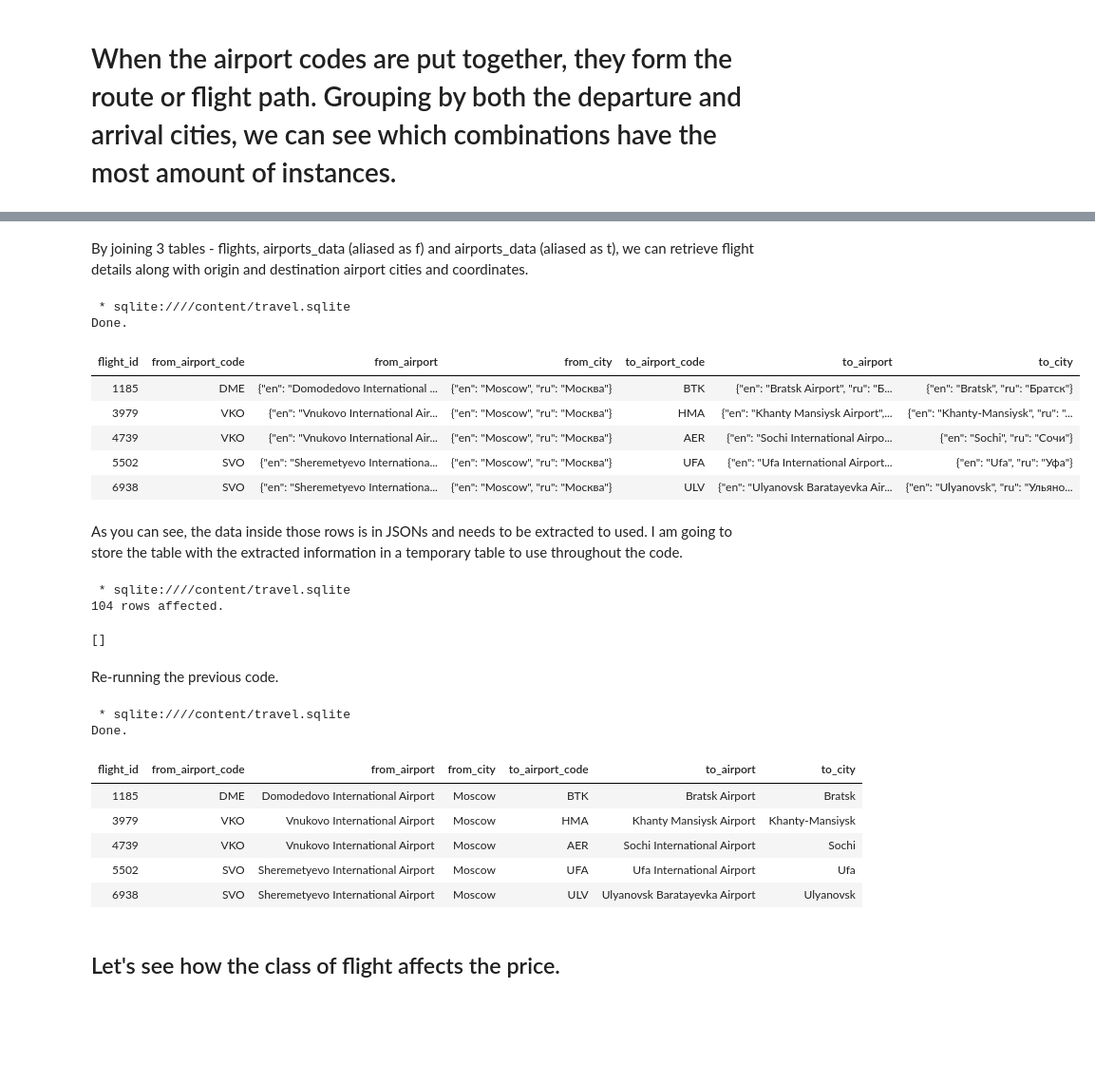
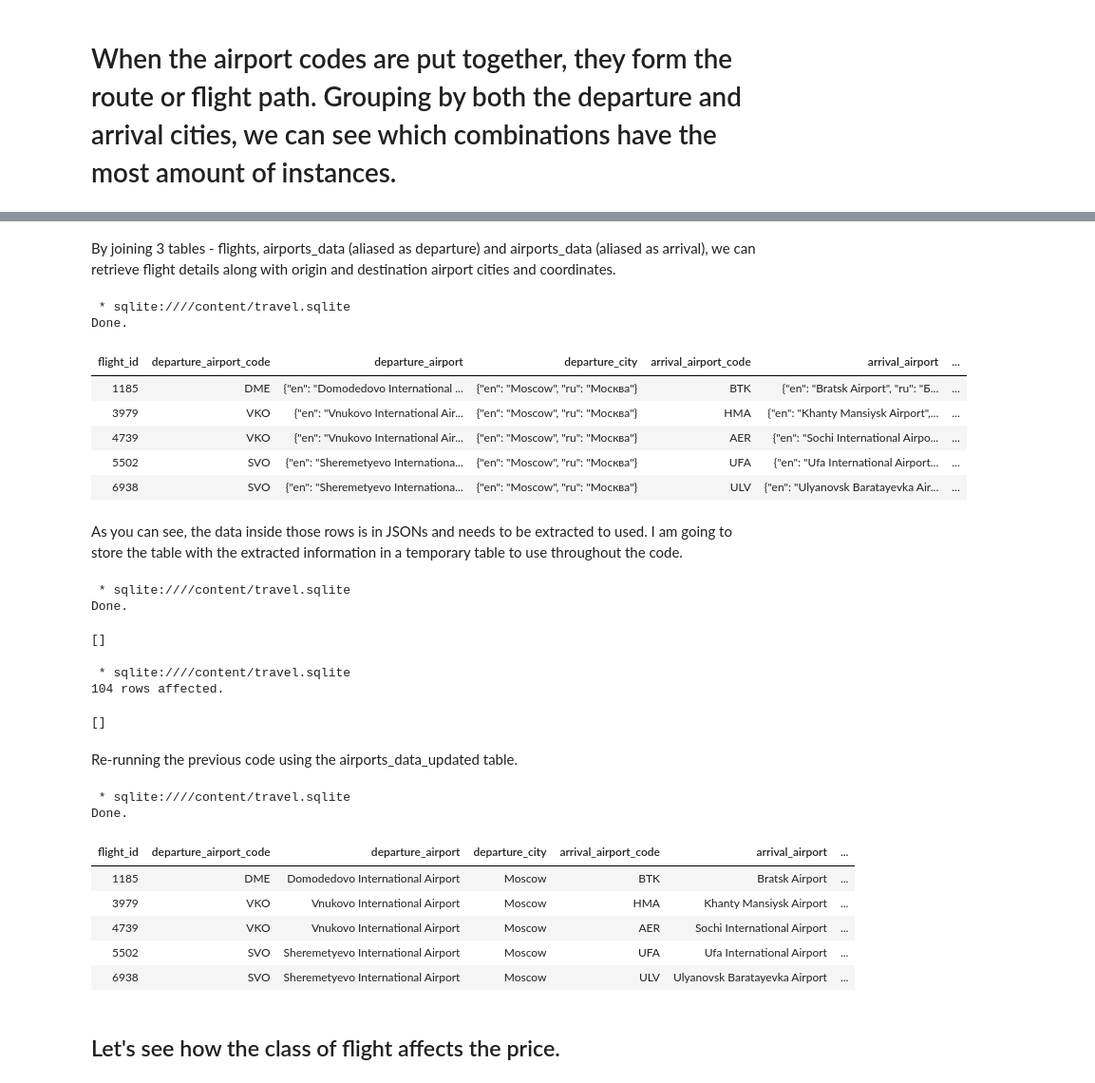
Before and after one commit to mabdullah2971/Portfolio, a Jupyter notebook: Airline Data Analysis/AirlineDataAnalysis.ipynb, the cells around one changed output, grey strips where cells are left out. Shown: that part at 95% size. Saved outputs shown, nothing was run; the diff lists cells and outputs as text; code cells hidden in the pictures; blank space fills up the shorter version.

Commit message:
created new table for updated 'airports_data', comment changes

```diff
--- a/Airline Data Analysis/AirlineDataAnalysis.ipynb
+++ b/Airline Data Analysis/AirlineDataAnalysis.ipynb
@@ -48,25 +27,33 @@ Done.
 # %% [markdown]
-By joining 3 tables - flights, airports_data (aliased as f) and airports_data (aliased as t), we can retrieve flight details along with origin and destination airport cities and coordinates.
+By joining 3 tables - flights, airports_data (aliased as departure) and airports_data (aliased as arrival), we can retrieve flight details along with origin and destination airport cities and coordinates.
 # %%
 %%sql
-SELECT flights.flight_id, ad.airport_code as from_airport_code, ad.airport_name as from_airport, ad.city as from_city,
-ad2.airport_code as to_airport_code, ad2.airport_name as to_airport, ad2.city as to_city
+SELECT flights.flight_id, departure.airport_code as departure_airport_code, departure.airport_name as departure_airport, departure.city as departure_city,
+arrival.airport_code as arrival_airport_code, arrival.airport_name as arrival_airport, arrival.city as arrival_city
 from flights
-left join airports_data as ad
-on flights.departure_airport = ad.airport_code
-left join airports_data as ad2
-on flights.arrival_airport = ad2.airport_code
+left join airports_data as departure
+on flights.departure_airport = departure.airport_code
+left join airports_data as arrival
+on flights.arrival_airport = arrival.airport_code
 limit 5;
 # %% [output]
  * sqlite:////content/travel.sqlite
 Done.
-| flight_id | from_airport_code | from_airport | from_city | to_airport_code | to_airport | to_city |
-| 1185 | DME | {"en": "Domodedovo International ... | {"en": "Moscow", "ru": "Москва"} | BTK | {"en": "Bratsk Airport", "ru": "Б... | {"en": "Bratsk", "ru": "Братск"} |
-| 3979 | VKO | {"en": "Vnukovo International Air... | {"en": "Moscow", "ru": "Москва"} | HMA | {"en": "Khanty Mansiysk Airport",... | {"en": "Khanty-Mansiysk", "ru": "... |
-| 4739 | VKO | {"en": "Vnukovo International Air... | {"en": "Moscow", "ru": "Москва"} | AER | {"en": "Sochi International Airpo... | {"en": "Sochi", "ru": "Сочи"} |
-| 5502 | SVO | {"en": "Sheremetyevo Internationa... | {"en": "Moscow", "ru": "Москва"} | UFA | {"en": "Ufa International Airport... | {"en": "Ufa", "ru": "Уфа"} |
-| 6938 | SVO | {"en": "Sheremetyevo Internationa... | {"en": "Moscow", "ru": "Москва"} | ULV | {"en": "Ulyanovsk Baratayevka Air... | {"en": "Ulyanovsk", "ru": "Ульяно... |
+| flight_id | departure_airport_code | departure_airport | departure_city | arrival_airport_code | arrival_airport | ... |
+| 1185 | DME | {"en": "Domodedovo International ... | {"en": "Moscow", "ru": "Москва"} | BTK | {"en": "Bratsk Airport", "ru": "Б... | ... |
+| 3979 | VKO | {"en": "Vnukovo International Air... | {"en": "Moscow", "ru": "Москва"} | HMA | {"en": "Khanty Mansiysk Airport",... | ... |
+| 4739 | VKO | {"en": "Vnukovo International Air... | {"en": "Moscow", "ru": "Москва"} | AER | {"en": "Sochi International Airpo... | ... |
+| 5502 | SVO | {"en": "Sheremetyevo Internationa... | {"en": "Moscow", "ru": "Москва"} | UFA | {"en": "Ufa International Airport... | ... |
+| 6938 | SVO | {"en": "Sheremetyevo Internationa... | {"en": "Moscow", "ru": "Москва"} | ULV | {"en": "Ulyanovsk Baratayevka Air... | ... |
 # %% [markdown]
 As you can see, the data inside those rows is in JSONs and needs to be extracted to used. I am going to store the table with the extracted information in a temporary table to use throughout the code.
+# %%
+%%sql
+CREATE TEMPORARY TABLE airports_data_updated AS
+SELECT * FROM airports_data;
+# %% [output]
+ * sqlite:////content/travel.sqlite
+Done.
+[]
 # %%
 %%sql
@@ -79,26 +66,26 @@ SET
 104 rows affected.
 []
 # %% [markdown]
-Re-running the previous code.
+Re-running the previous code using the airports_data_updated table.
 # %%
 %%sql
-SELECT flights.flight_id, ad.airport_code as from_airport_code, ad.airport_name as from_airport, ad.city as from_city,
-ad2.airport_code as to_airport_code, ad2.airport_name as to_airport, ad2.city as to_city
+SELECT flights.flight_id, departure.airport_code as departure_airport_code, departure.airport_name as departure_airport, departure.city as departure_city,
+arrival.airport_code as arrival_airport_code, arrival.airport_name as arrival_airport, arrival.city as arrival_city
 from flights
-left join airports_data as ad
-on flights.departure_airport = ad.airport_code
-left join airports_data as ad2
-on flights.arrival_airport = ad2.airport_code
+left join airports_data_updated as departure
+on flights.departure_airport = departure.airport_code
+left join airports_data_updated as arrival
+on flights.arrival_airport = arrival.airport_code
 limit 5;
 # %% [output]
  * sqlite:////content/travel.sqlite
 Done.
-| flight_id | from_airport_code | from_airport | from_city | to_airport_code | to_airport | to_city |
-| 1185 | DME | Domodedovo International Airport | Moscow | BTK | Bratsk Airport | Bratsk |
-| 3979 | VKO | Vnukovo International Airport | Moscow | HMA | Khanty Mansiysk Airport | Khanty-Mansiysk |
-| 4739 | VKO | Vnukovo International Airport | Moscow | AER | Sochi International Airport | Sochi |
-| 5502 | SVO | Sheremetyevo International Airport | Moscow | UFA | Ufa International Airport | Ufa |
-| 6938 | SVO | Sheremetyevo International Airport | Moscow | ULV | Ulyanovsk Baratayevka Airport | Ulyanovsk |
+| flight_id | departure_airport_code | departure_airport | departure_city | arrival_airport_code | arrival_airport | ... |
+| 1185 | DME | Domodedovo International Airport | Moscow | BTK | Bratsk Airport | ... |
+| 3979 | VKO | Vnukovo International Airport | Moscow | HMA | Khanty Mansiysk Airport | ... |
+| 4739 | VKO | Vnukovo International Airport | Moscow | AER | Sochi International Airport | ... |
+| 5502 | SVO | Sheremetyevo International Airport | Moscow | UFA | Ufa International Airport | ... |
+| 6938 | SVO | Sheremetyevo International Airport | Moscow | ULV | Ulyanovsk Baratayevka Airport | ... |
 # %% [markdown]
 ## Let's see how the class of flight affects the price.
 # %%
```
Also changed, not shown: parts of 3 cells of this notebook.
